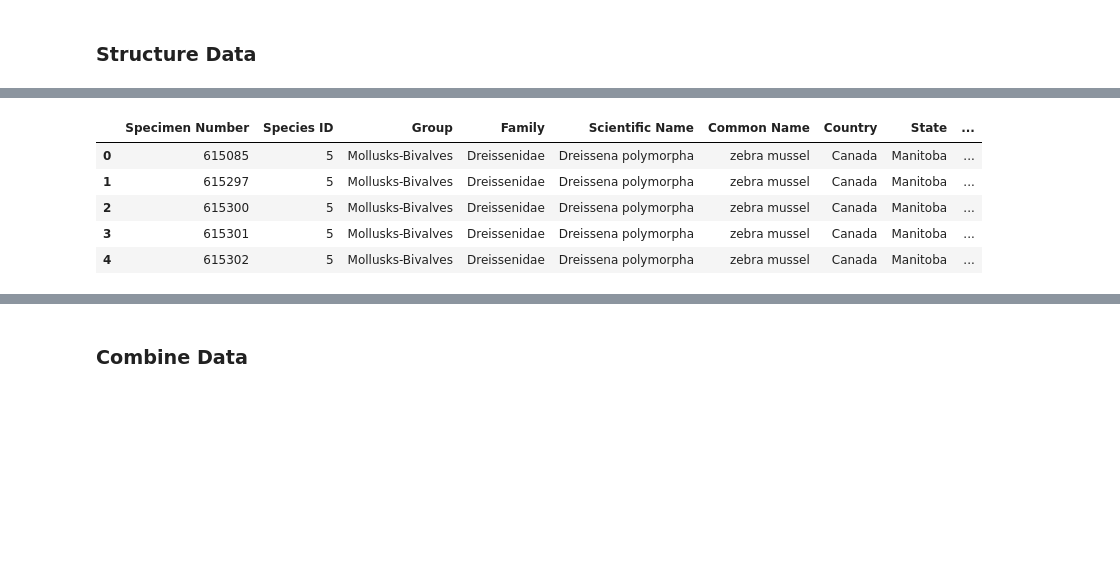
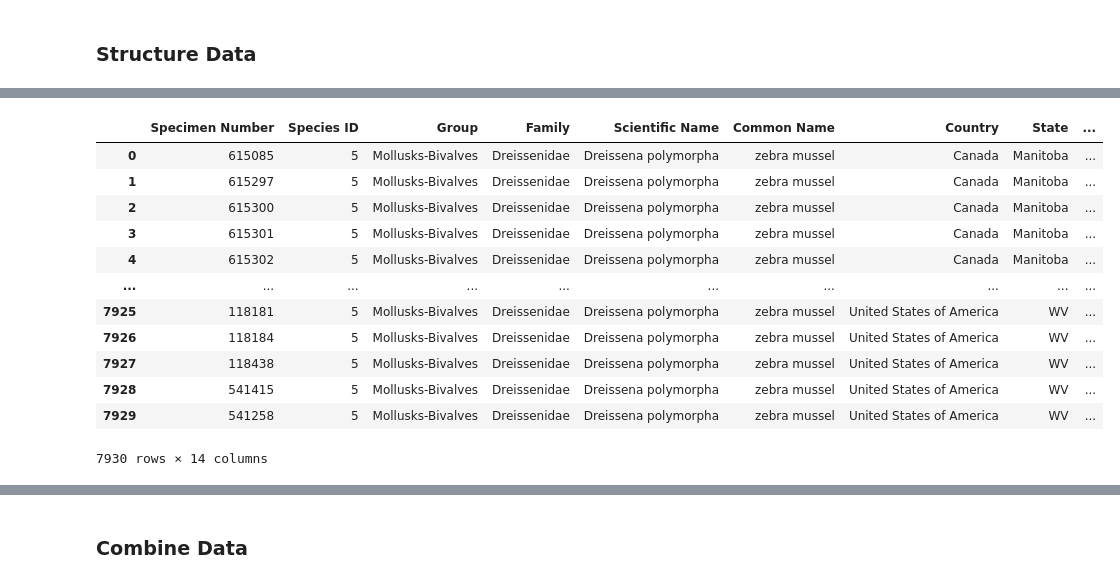
Before and after one commit to sarahgao22sg/Project3, a Jupyter notebook: Data Combining-Copy1.ipynb, the cells around one changed output, grey strips where cells are left out. Saved outputs shown, nothing was run; the diff lists cells and outputs as text; code cells hidden in the pictures; blank space fills up the shorter version.

```diff
--- a/Data Combining-Copy1.ipynb
+++ b/Data Combining-Copy1.ipynb
@@ -56,12 +83,19 @@ zebras_df.drop(['Year', 'Month', 'Day'], axis='columns', inplace=True)
 # %%
-zebras_df.head()
+zebras_df
 # %% [output]
 |  | Specimen Number | Species ID | Group | Family | Scientific Name | Common Name | Country | State | ... |
 | 0 | 615085 | 5 | Mollusks-Bivalves | Dreissenidae | Dreissena polymorpha | zebra mussel | Canada | Manitoba | ... |
 | 1 | 615297 | 5 | Mollusks-Bivalves | Dreissenidae | Dreissena polymorpha | zebra mussel | Canada | Manitoba | ... |
 | 2 | 615300 | 5 | Mollusks-Bivalves | Dreissenidae | Dreissena polymorpha | zebra mussel | Canada | Manitoba | ... |
 | 3 | 615301 | 5 | Mollusks-Bivalves | Dreissenidae | Dreissena polymorpha | zebra mussel | Canada | Manitoba | ... |
 | 4 | 615302 | 5 | Mollusks-Bivalves | Dreissenidae | Dreissena polymorpha | zebra mussel | Canada | Manitoba | ... |
+| ... | ... | ... | ... | ... | ... | ... | ... | ... | ... |
+| 7925 | 118181 | 5 | Mollusks-Bivalves | Dreissenidae | Dreissena polymorpha | zebra mussel | United States of America | WV | ... |
+| 7926 | 118184 | 5 | Mollusks-Bivalves | Dreissenidae | Dreissena polymorpha | zebra mussel | United States of America | WV | ... |
+| 7927 | 118438 | 5 | Mollusks-Bivalves | Dreissenidae | Dreissena polymorpha | zebra mussel | United States of America | WV | ... |
+| 7928 | 541415 | 5 | Mollusks-Bivalves | Dreissenidae | Dreissena polymorpha | zebra mussel | United States of America | WV | ... |
+| 7929 | 541258 | 5 | Mollusks-Bivalves | Dreissenidae | Dreissena polymorpha | zebra mussel | United States of America | WV | ... |
+7930 rows × 14 columns
 # %%
 wanted_columns = ["Specimen Number", "Species ID", "Group", "Family", "Scientific Name", "Common Name", "Country", "State", "County", "Locality", "Latitude", "Longitude", "Drainage Name", "Year", "Month", "Day"]
 frogs_df = frogs_df[wanted_columns]
```
Also changed, not shown: parts of 9 cells of this notebook, 2 other files.
